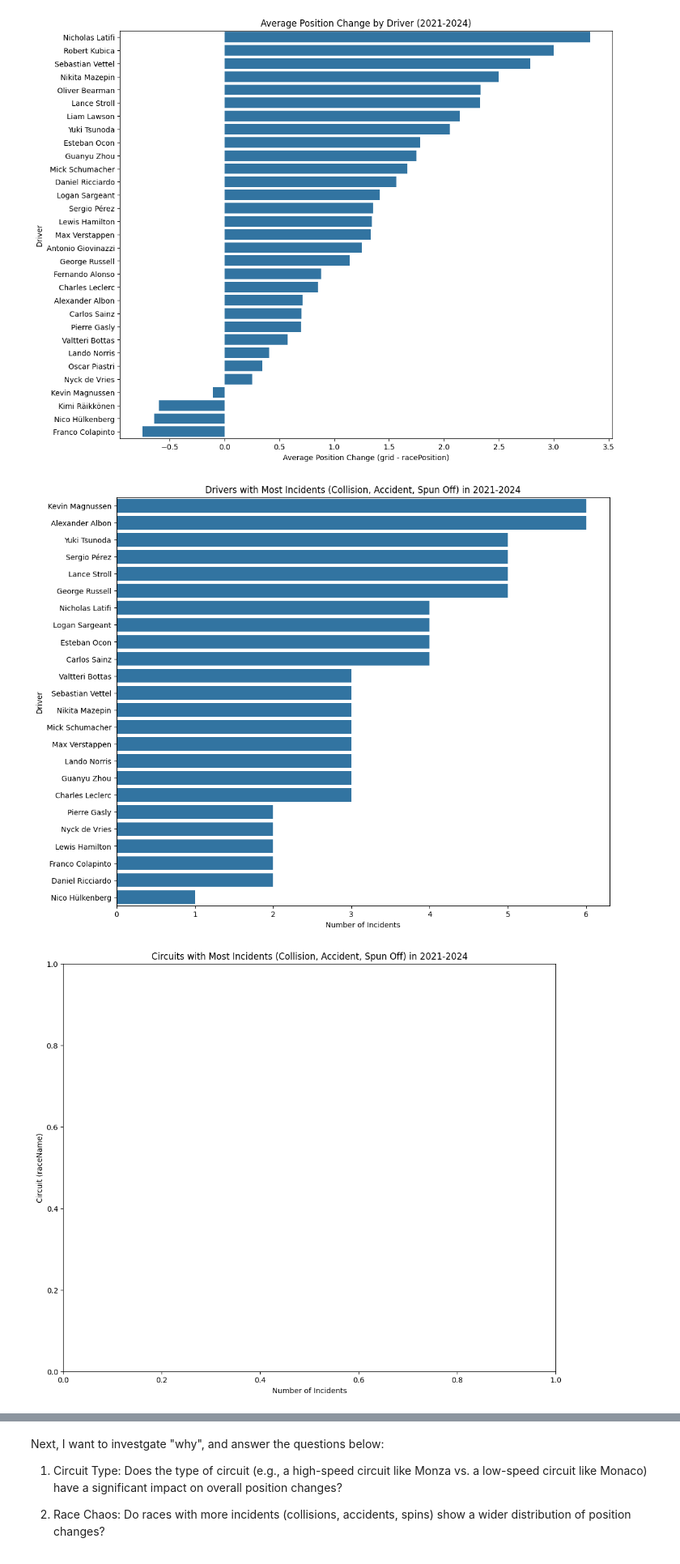
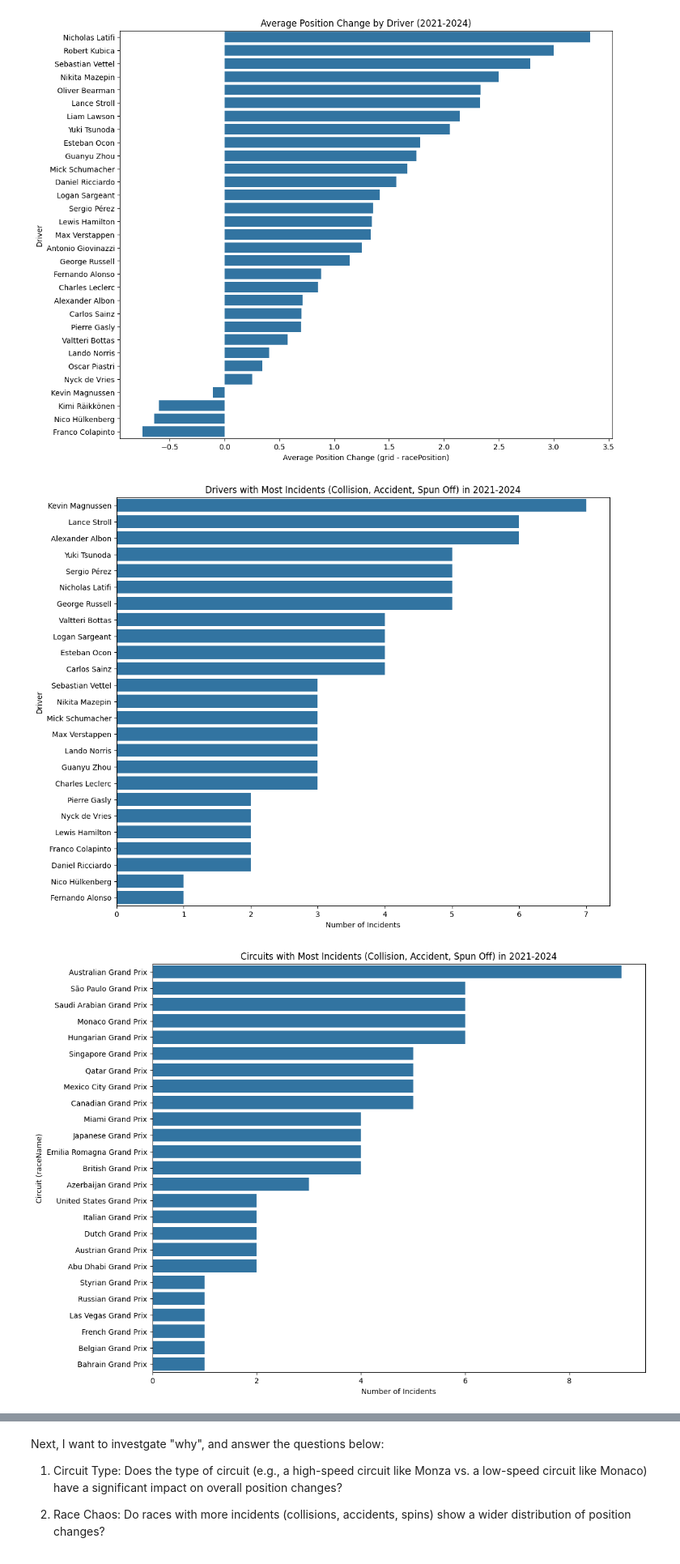
Before and after one commit to yicongyang216/F1_Analysis, a Jupyter notebook: F1_Analysis.ipynb, the cells around one changed output, grey strips where cells are left out. Shown: that part at 81% size. Saved outputs shown, nothing was run; the diff lists cells and outputs as text; code cells hidden in the pictures.

Commit message:
Add Circuits with Most Incidents plot with SQL

```diff
--- a/F1_Analysis.ipynb
+++ b/F1_Analysis.ipynb
@@ -171,17 +171,21 @@ driver_incident_counts_query = """
     FROM  master_analysis_data
     WHERE status IN ('Collision',
                     'Accident',
-                    'Spun Off')
+                    'Spun Off',
+                    'Damage',
+                    'Puncture',
+                    'Front wing',
+                    'Rear wing')
     GROUP BY driver
-    ORDER BY number_of_accidents DESC
+    ORDER BY number_of_incidents DESC
 """
 
 with sqlite3.connect("f1_project.db") as con:
-    driver_accident_counts_df = pd.read_sql_query(driver_incident_counts_query, con)
+    driver_incident_counts_df = pd.read_sql_query(driver_incident_counts_query, con)
 
 
 plt.figure(figsize=(12, 10))
-sns.barplot(data=driver_accident_counts_df, x='number_of_accidents', y='driver', orient='h')
+sns.barplot(data=driver_incident_counts_df, x='number_of_incidents', y='driver', orient='h')
 
 plt.title('Drivers with Most Incidents (Collision, Accident, Spun Off) in 2021-2024')
 plt.xlabel('Number of Incidents')
@@ -189,27 +193,36 @@ plt.ylabel('Driver')
 
 plt.show()
 # %% [output]
-[figure, old version]
+[figure, new version]
 # %%
-circuit_accidents_count_query = """
-    SELECT
+circuit_incidents_count_query = """
+    SELECT raceName, count(1) AS number_of_incidents
+    FROM  master_analysis_data
+    WHERE status IN ('Collision',
+                    'Accident',
+                    'Spun Off',
+                    'Damage',
+                    'Puncture',
+                    'Front wing',
+                    'Rear wing')
+    GROUP BY raceName
+    ORDER BY number_of_incidents DESC
 """
 
+with sqlite3.connect("f1_project.db") as con:
+    circuit_incidents_count_df = pd.read_sql_query(circuit_incidents_count_query, con)
 
-circuit_get_most_accidents = accident_incidents['raceName'].value_counts().reset_index()
-circuit_get_most_accidents.columns = ['raceName', 'numberOfAccidents']
-circuit_get_most_accidents = circuit_get_most_accidents.sort_values(by='numberOfAccidents', ascending=False)
 
 plt.figure(figsize=(12, 10))
-sns.barplot(data=circuit_get_most_accidents, x='number_of_accidents', y='raceName', orient='h')
+sns.barplot(data=circuit_incidents_count_df, x='number_of_incidents', y='raceName', orient='h')
 
 plt.title('Circuits with Most Incidents (Collision, Accident, Spun Off) in 2021-2024')
 plt.xlabel('Number of Incidents')
 plt.ylabel('Circuit (raceName)')
 
 plt.show()
 # %% [output]
-[figure, old version]
+[figure, new version]
 # %%
 circuit_get_most_positions = analysis_finished_df.groupby('raceName')['position_change'].mean()
 circuit_get_most_positions = circuit_get_most_positions.sort_values(ascending=False)
```
